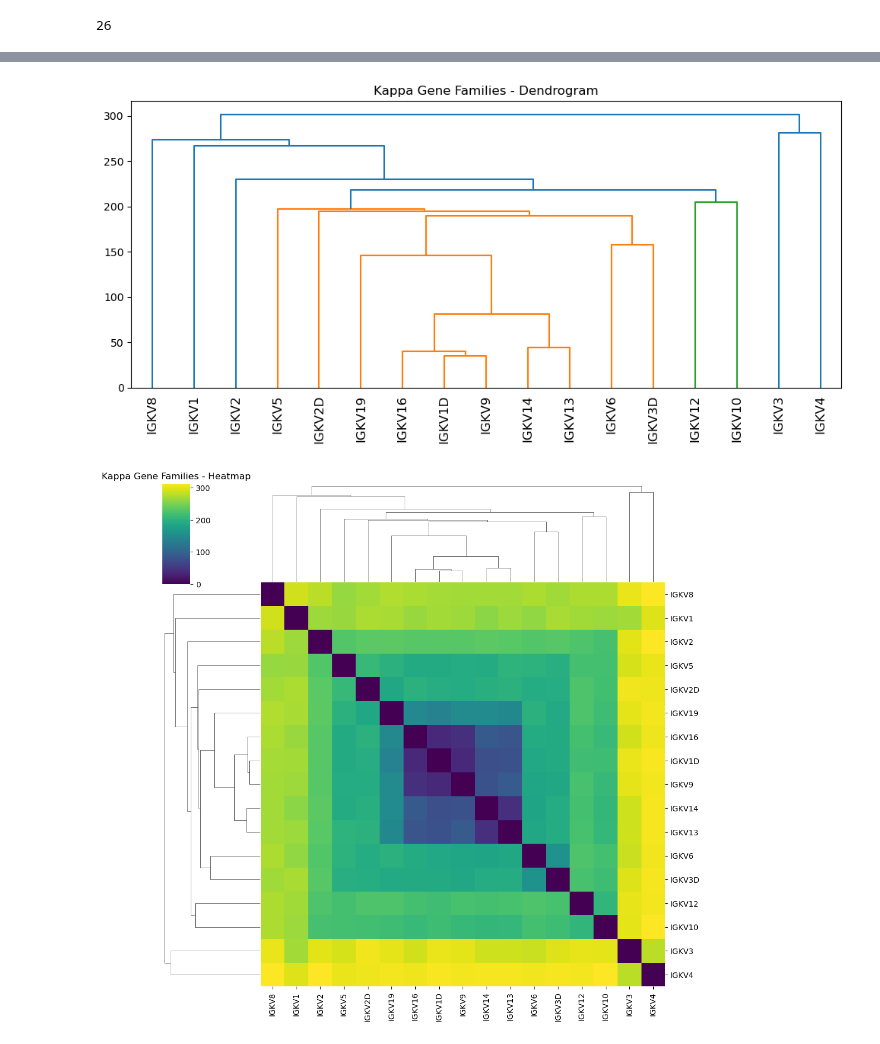
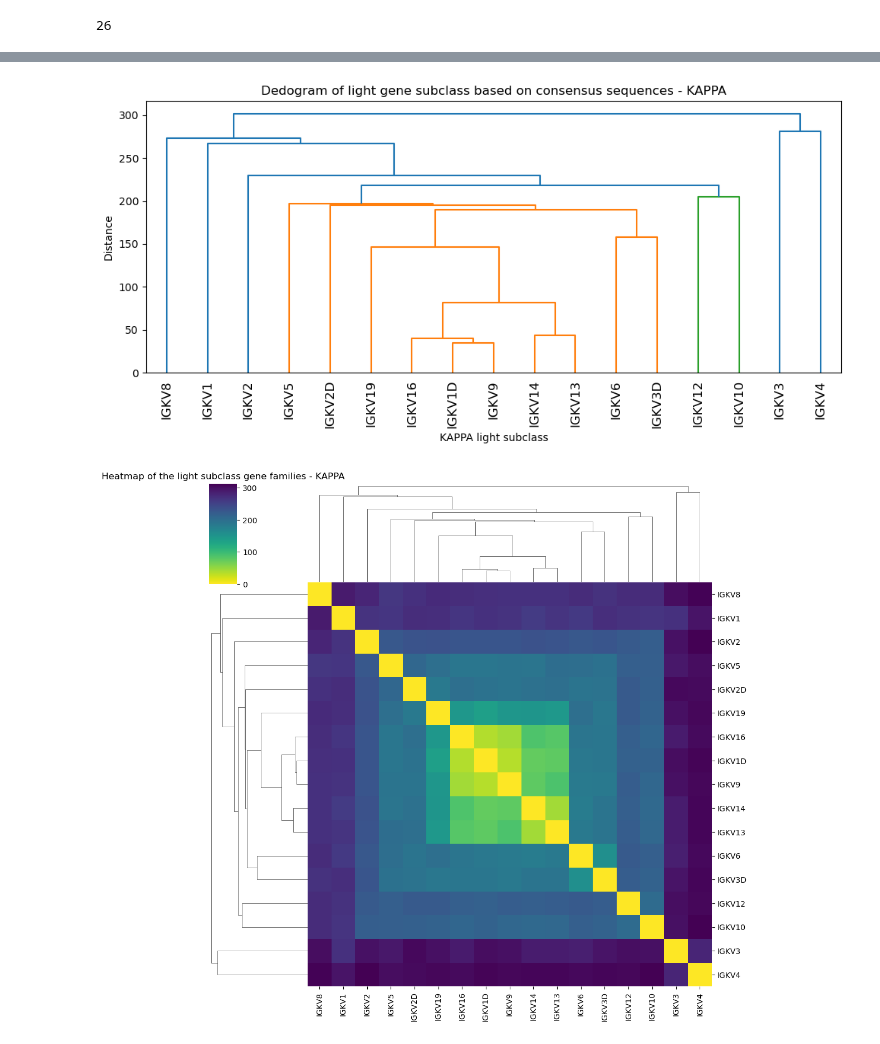
Before and after one commit to datascience-2025-group4/group04-team03, a Jupyter notebook: blasting/consensus_seq/consensus_genfamilien_lightchains.ipynb, the cells around one changed output, grey strips where cells are left out. Cells and saved outputs as stored; diff of their text form; code cells hidden in the pictures.

Commit message:
cleaning the code, adding titles

```diff
--- a/blasting/consensus_seq/consensus_genfamilien_lightchains.ipynb
+++ b/blasting/consensus_seq/consensus_genfamilien_lightchains.ipynb
@@ -35,10 +37,8 @@ dist_matrix.columns = dist_matrix.columns.map(extract_pdb)
 df_sars_hum = df_sars_hum[df_sars_hum['pdb'].isin(dist_matrix.index)]
 print(dist_matrix.shape)
 
-
-matrix_pdb = sorted(set(dist_matrix.index).intersection(pdb_id))
-dist_matrix = dist_matrix.loc[matrix_pdb, matrix_pdb]
+#loadint the matrix into a .csv for further use
 dist_matrix.to_csv("distance_matrix_light_subclass.csv")
-print(dist_matrix.head)
+print(dist_matrix.head())
 # %% [output]
 (1013, 1013)
@@ -264,54 +243,47 @@ plt.show()
 # %%
+import numpy as np
+import seaborn as sns
+import matplotlib.pyplot as plt
+from scipy.spatial.distance import squareform
+from scipy.cluster.hierarchy import linkage, dendrogram
 #split the kappa and lambda dictionaries
 kappa_consensus = {k: v for k, v in consensus_dict.items() if 'k' in k.lower()}
 lambda_consensus = {k: v for k, v in consensus_dict.items() if 'l' in k.lower()}
 
 max_len = max(len(seq) for seq in consensus_dict.values())
 
+#padding the consensus sequences to the same lenght by adding '_' as an extention
 def pad(seq, length):
     return seq + "_" * (length - len(seq))
 
+#saving padded consensus sequences
 kappa_consensus_padded = {k: pad(v, max_len) for k, v in kappa_consensus.items()}
 lambda_consensus_padded = {k: pad(v, max_len) for k, v in lambda_consensus.items()}
 
-import numpy as np
-import seaborn as sns
-import matplotlib.pyplot as plt
-from scipy.spatial.distance import squareform
-from scipy.cluster.hierarchy import linkage, dendrogram
-
-def hamming_dist(seq1, seq2):
-    return sum(a != b for a, b in zip(seq1, seq2))
-
-def cluster_and_plot(consensus_dict, title_prefix=""):
-    if len(consensus_dict) < 2:
-        print(f"Not enough sequences in {title_prefix} set to cluster.")
-        return
+#defining function to cluster and plot both lambda and kappa sequences separately
+def cluster_and_plot(consensus_dict, title_prefix= ""):
 
     labels = list(consensus_dict.keys())
     sequences = list(consensus_dict.values())
-
-    seq_lengths = {len(seq) for seq in sequences}
-    if len(seq_lengths) > 1:
-        print(f"Warning: sequences in {title_prefix} set are not the same length. Skipping.")
-        return
 
     dist_matrix = np.array([[hamming_dist(s1, s2) for s2 in sequences] for s1 in sequences])
     linkage_matrix = linkage(squareform(dist_matrix), method="average")
 
     plt.figure(figsize=(10, 5))
     dendrogram(linkage_matrix, labels=labels, leaf_rotation=90)
-    plt.title(f"{title_prefix} Gene Families - Dendrogram")
+    plt.title(f"Dedogram of light gene subclass based on consensus sequences - {title_prefix}")
+    plt.ylabel("Distance", fontsize=10)
+    plt.xlabel(f"{title_prefix} light subclass", fontsize=10)
     plt.tight_layout()
     plt.show()
 
     sns.clustermap(dist_matrix, row_linkage=linkage_matrix, col_linkage=linkage_matrix,
-                   xticklabels=labels, yticklabels=labels, cmap="viridis")
-    plt.title(f"{title_prefix} Gene Families - Heatmap")
+                   xticklabels=labels, yticklabels=labels, cmap="viridis_r")
+    plt.title(f"Heatmap of the light subclass gene families - {title_prefix}")
     plt.show()
 
-cluster_and_plot(kappa_consensus_padded, title_prefix="Kappa")
-cluster_and_plot(lambda_consensus_padded, title_prefix="Lambda")
+cluster_and_plot(kappa_consensus_padded, title_prefix="KAPPA")
+cluster_and_plot(lambda_consensus_padded, title_prefix="LAMBDA")
 # %% [output]
-[figure, old version]
+[figure, new version]
-[figure, old version]
+[figure, new version]
```
Also changed, not shown: parts of 11 cells of this notebook.
